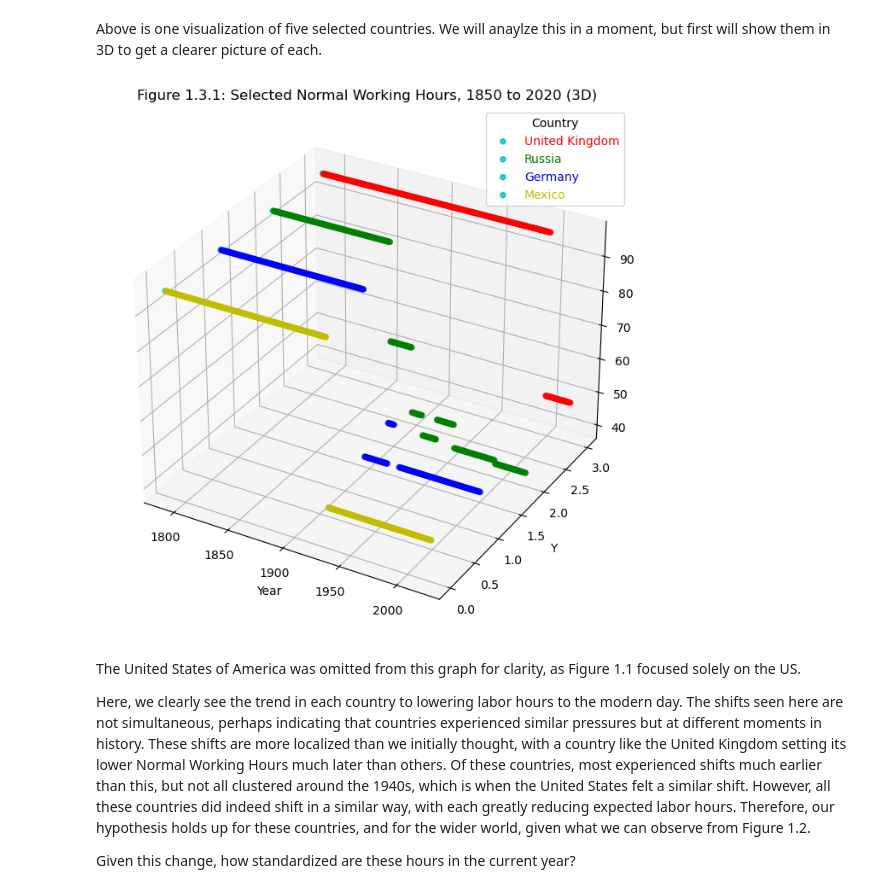
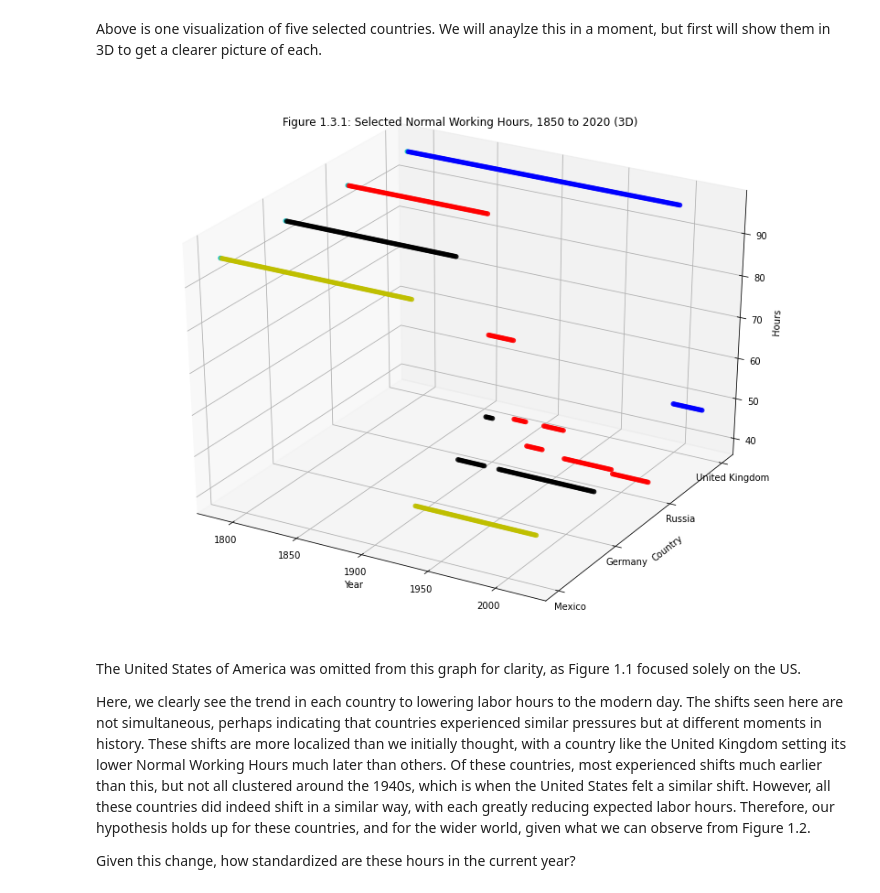
Before and after one commit to trevor-moss/ek121_finalProj, a Jupyter notebook: submission_format.ipynb, the cells around one changed output. Cells and saved outputs as stored; diff of their text form; code cells hidden in the pictures.

```diff
--- a/submission_format.ipynb
+++ b/submission_format.ipynb
@@ -129,35 +129,35 @@ Above is one visualization of five selected countries. We will anaylze this in a
 # %%
 # Plot 1.3.1 (3D)
 
-fig = plt.figure()
+fig = plt.figure(figsize=(14, 11))
 ax = fig.add_subplot(projection='3d')
-colors = ['r', 'g', 'b', 'y']
+colors = ['b', 'r', 'k', 'y']
 yticks = [3, 2, 1, 0]
 country = ['United Kingdom', 'Russia', 'Germany', 'Mexico']
 
 for clr, ypos, ctry in zip(colors, yticks, country):
     df_country = df.loc[df['country_name'] == ctry]
 
     xs = df_country['year']
     ys = ypos
     zs = df_country['normalhours']
 
     cs = [clr] * len(xs)
     cs[0] = 'c'
 
     a = ax.scatter(xs, ys, zs, color= cs, alpha= 0.8)
 
 ax.set_xlabel('Year')
-ax.set_ylabel('Y')
+ax.set_ylabel('Country')
 ax.set_zlabel('Hours')
-
-ax.legend(country, title="Country", labelcolor=colors, loc='upper right') # this is bad...
+ax.set_yticks(yticks)
+ax.set_yticklabels(['United Kingdom', 'Russia', 'Germany', 'Mexico'])
 
 plt.title('Figure 1.3.1: Selected Normal Working Hours, 1850 to 2020 (3D)')
 
 plt.show()
 # %% [output]
-[figure, old version]
+[figure, new version]
 # %% [markdown]
 The United States of America was omitted from this graph for clarity, as Figure 1.1 focused solely on the US.
 
```
